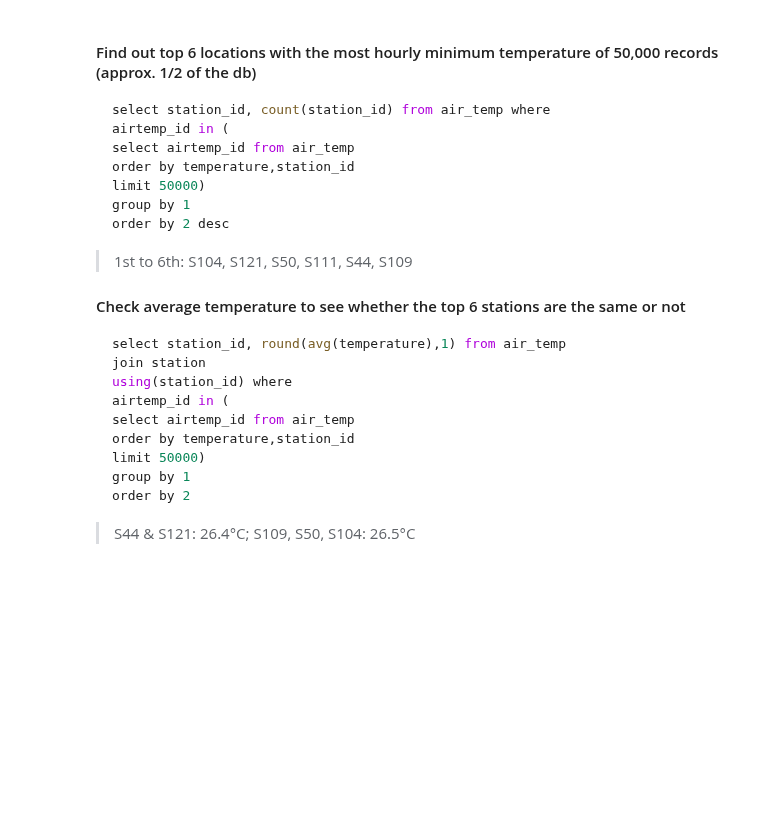
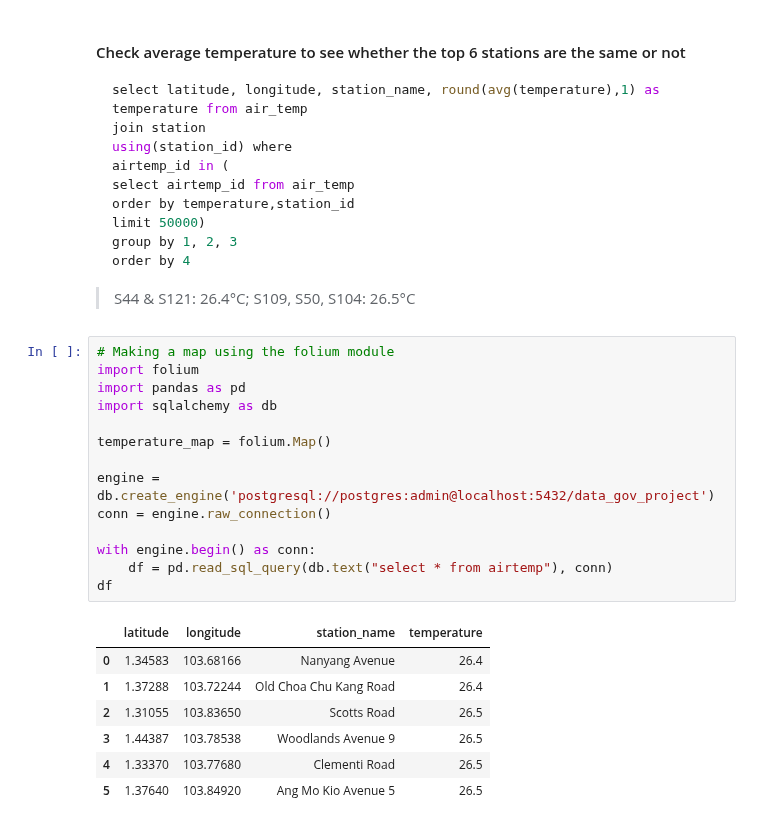
Before and after one commit to YvonneLipLim/JDE05_Interim_Project, a Jupyter notebook: Data Visualization/sql_and_folium.ipynb, the cells around one changed output. Drawn from its saved outputs; the diff is of its cells as text; blank space fills up the shorter version.

````diff
--- a/Data Visualization/sql_and_folium.ipynb
+++ b/Data Visualization/sql_and_folium.ipynb
@@ -1,29 +1,37 @@
 # %% [markdown]
-#### Find out top 6 locations with the most hourly minimum temperature of 50,000 records (approx. 1/2 of the db)
-
-```sql
-select station_id, count(station_id) from air_temp where
-airtemp_id in (
-select airtemp_id from air_temp
-order by temperature,station_id
-limit 50000)
-group by 1
-order by 2 desc
-```
-> 1st to 6th: S104, S121, S50, S111, S44, S109
-
-
 #### Check average temperature to see whether the top 6 stations are the same or not
 ```sql
-select station_id, round(avg(temperature),1) from air_temp
+select latitude, longitude, station_name, round(avg(temperature),1) as temperature from air_temp
 join station
 using(station_id) where
 airtemp_id in (
 select airtemp_id from air_temp
 order by temperature,station_id
 limit 50000)
-group by 1
-order by 2
+group by 1, 2, 3
+order by 4
 ```
 > S44 & S121: 26.4°C;
 > S109, S50, S104: 26.5°C
+# %%
+# Making a map using the folium module
+import folium
+import pandas as pd
+import sqlalchemy as db
+
+temperature_map = folium.Map()
+
+engine = db.create_engine('postgresql://postgres:admin@localhost:5432/data_gov_project')
+conn = engine.raw_connection()
+
+with engine.begin() as conn:
+    df = pd.read_sql_query(db.text("select * from airtemp"), conn)
+df
+# %% [output]
+|  | latitude | longitude | station_name | temperature |
+| 0 | 1.34583 | 103.68166 | Nanyang Avenue | 26.4 |
+| 1 | 1.37288 | 103.72244 | Old Choa Chu Kang Road | 26.4 |
+| 2 | 1.31055 | 103.83650 | Scotts Road | 26.5 |
+| 3 | 1.44387 | 103.78538 | Woodlands Avenue 9 | 26.5 |
+| 4 | 1.33370 | 103.77680 | Clementi Road | 26.5 |
+| 5 | 1.37640 | 103.84920 | Ang Mo Kio Avenue 5 | 26.5 |
````
Also changed, not shown: parts of 7 cells of this notebook.
